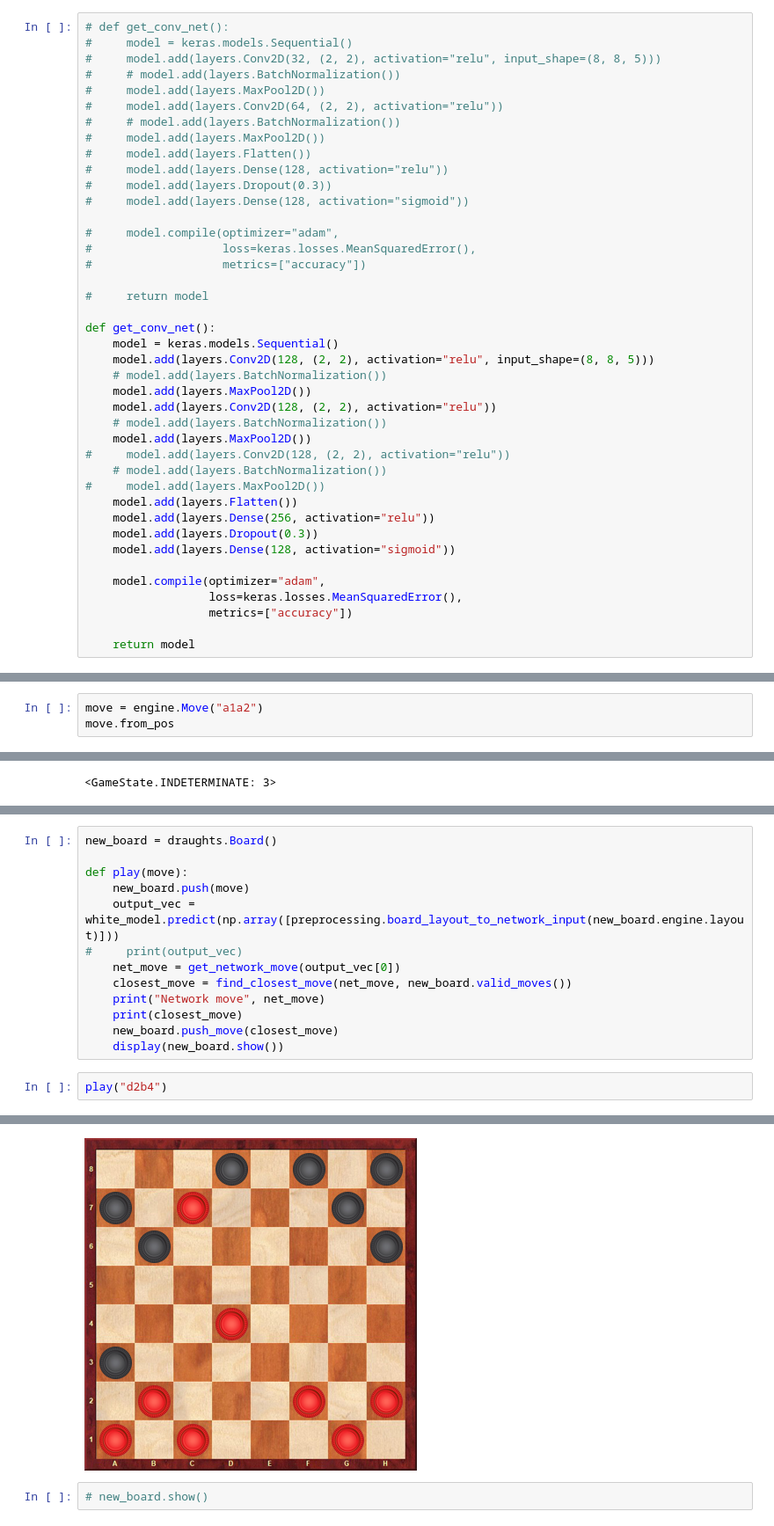
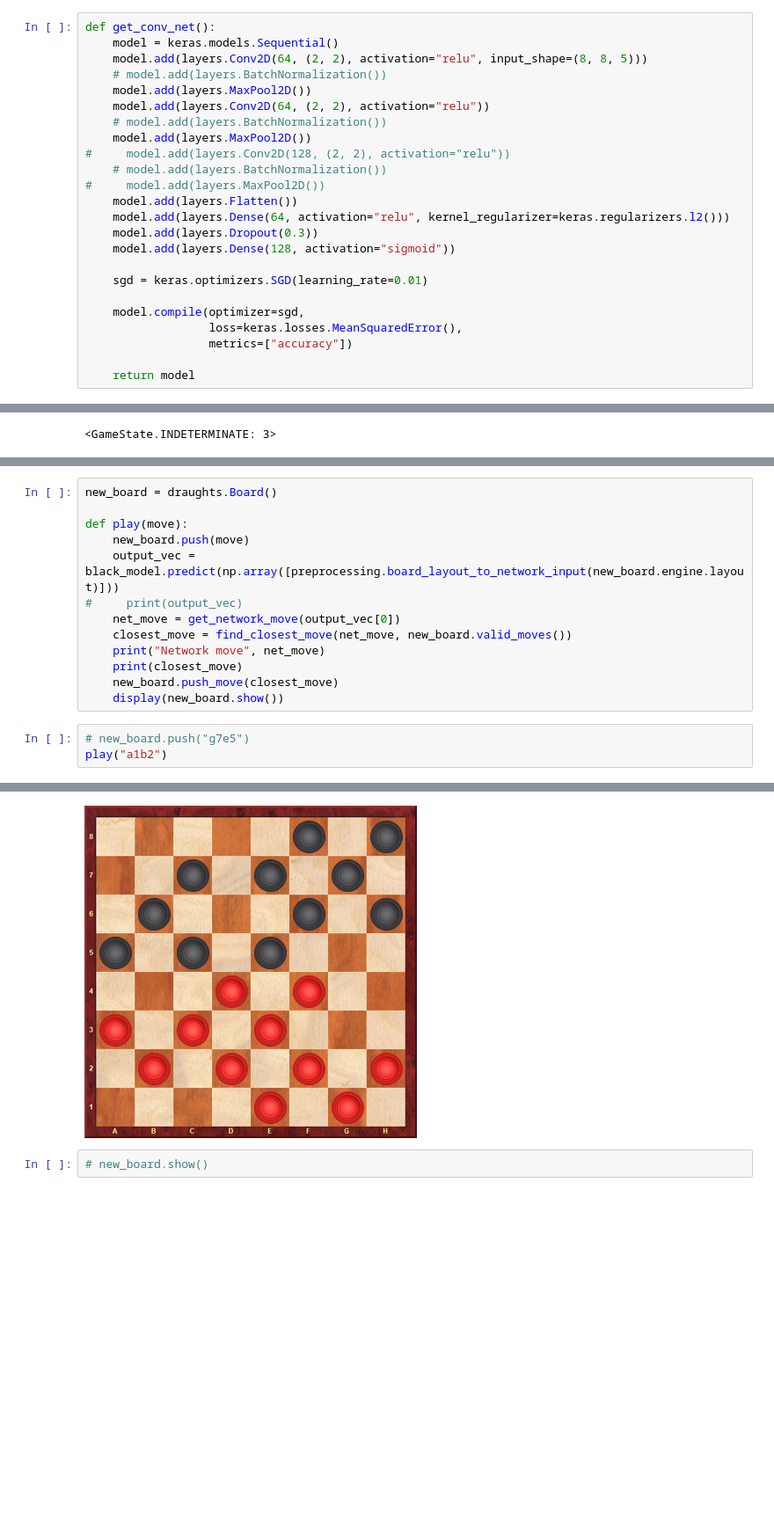
Before and after one commit to tigranfah/python_draughts, a Jupyter notebook: notebooks/training.ipynb, the cells around one changed output, grey strips where cells are left out. Shown: that part at 88% size. Cells and saved outputs as stored; diff of their text form; blank space fills up the shorter version.

```diff
--- a/notebooks/training.ipynb
+++ b/notebooks/training.ipynb
@@ -76,40 +40,23 @@ tf.config.run_functions_eagerly(True)
 # %%
-# def get_conv_net():
-#     model = keras.models.Sequential()
-#     model.add(layers.Conv2D(32, (2, 2), activation="relu", input_shape=(8, 8, 5)))
-#     # model.add(layers.BatchNormalization())
-#     model.add(layers.MaxPool2D())
-#     model.add(layers.Conv2D(64, (2, 2), activation="relu"))
-#     # model.add(layers.BatchNormalization())
-#     model.add(layers.MaxPool2D())
-#     model.add(layers.Flatten())
-#     model.add(layers.Dense(128, activation="relu"))
-#     model.add(layers.Dropout(0.3))
-#     model.add(layers.Dense(128, activation="sigmoid"))
-
-#     model.compile(optimizer="adam",
-#                   loss=keras.losses.MeanSquaredError(),
-#                   metrics=["accuracy"])
-
-#     return model
-
 def get_conv_net():
     model = keras.models.Sequential()
-    model.add(layers.Conv2D(128, (2, 2), activation="relu", input_shape=(8, 8, 5)))
+    model.add(layers.Conv2D(64, (2, 2), activation="relu", input_shape=(8, 8, 5)))
     # model.add(layers.BatchNormalization())
     model.add(layers.MaxPool2D())
-    model.add(layers.Conv2D(128, (2, 2), activation="relu"))
+    model.add(layers.Conv2D(64, (2, 2), activation="relu"))
     # model.add(layers.BatchNormalization())
     model.add(layers.MaxPool2D())
 #     model.add(layers.Conv2D(128, (2, 2), activation="relu"))
     # model.add(layers.BatchNormalization())
 #     model.add(layers.MaxPool2D())
     model.add(layers.Flatten())
-    model.add(layers.Dense(256, activation="relu"))
+    model.add(layers.Dense(64, activation="relu", kernel_regularizer=keras.regularizers.l2()))
     model.add(layers.Dropout(0.3))
     model.add(layers.Dense(128, activation="sigmoid"))
 
-    model.compile(optimizer="adam",
+    sgd = keras.optimizers.SGD(learning_rate=0.01)
+
+    model.compile(optimizer=sgd,
                   loss=keras.losses.MeanSquaredError(),
                   metrics=["accuracy"])
 
@@ -129,3 +66,0 @@ inp.shape
-# %%
-move = engine.Move("a1a2")
-move.from_pos
@@ -313,7 +247,7 @@ new_board = draughts.Board()
 
 def play(move):
     new_board.push(move)
-    output_vec = white_model.predict(np.array([preprocessing.board_layout_to_network_input(new_board.engine.layout)]))
+    output_vec = black_model.predict(np.array([preprocessing.board_layout_to_network_input(new_board.engine.layout)]))
 #     print(output_vec)
     net_move = get_network_move(output_vec[0])
     closest_move = find_closest_move(net_move, new_board.valid_moves())
@@ -322,5 +256,6 @@ def play(move):
     new_board.push_move(closest_move)
     display(new_board.show())
 # %%
-play("d2b4")
+# new_board.push("g7e5")
+play("a1b2")
 # %% [output]
@@ -329,3 +264,3 @@ Move( c5a3 )
-[figure, old version]
+[figure, new version]
 # %%
 # new_board.show()
```
Also changed, not shown: parts of 22 cells of this notebook, 5 other files.
